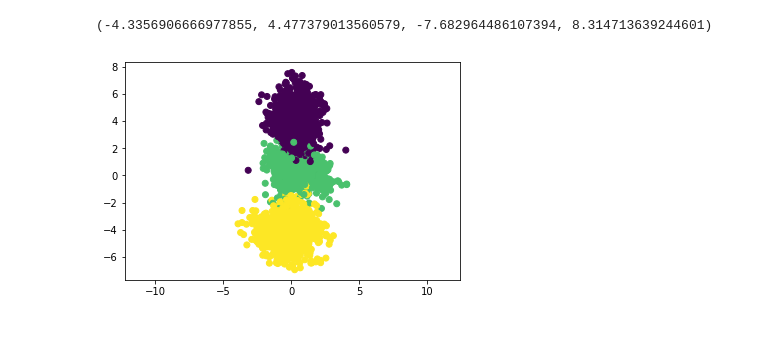
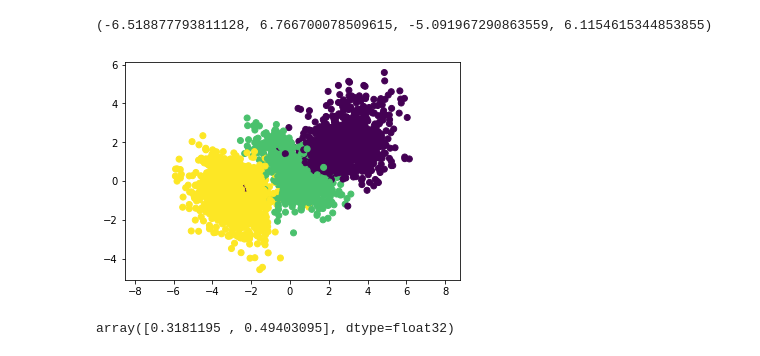
Before and after one commit to QingyuZhao/TruncatedGaussianMixtureVAE, a Jupyter notebook: mnist_vade3.ipynb, the cells around one changed output. Saved outputs shown, nothing was run; the diff lists cells and outputs as text; code cells hidden in the pictures.

Commit message:
stick-breaking construction on cat distribution with Dir prior

```diff
--- a/mnist_vade3.ipynb
+++ b/mnist_vade3.ipynb
@@ -106,10 +106,10 @@ x_test = np.reshape(x_test, [-1, original_dim])
 x_train = x_train.astype('float32') / 255
 x_test = x_test.astype('float32') / 255
 
-idx_train = (y_train == 0) |(y_train == 5) | (y_train == 7)
+idx_train = (y_train == 0) |(y_train == 5) | (y_train == 7) #| (np.random.rand(y_train.shape[0]) < 0.01)
 x_train = x_train[idx_train,:]
 y_train = y_train[idx_train]
-idx_test = (y_test == 0) |(y_test == 5) | (y_test == 7)
+idx_test = (y_test == 0) |(y_test == 5) | (y_test == 7) #| (np.random.rand(y_test.shape[0]) < 0.01)
 x_test = x_test[idx_test,:]
 y_test = y_test[idx_test]
 
@@ -127,10 +127,14 @@ inputs = Input(shape=input_shape, name='encoder_input')
 x = Dense(intermediate_dim, activation='relu', name='encoder_intermediate')(inputs)
 
 # add 3 means as additional parameters
-dummy = Input(shape=(latent_dim,), name='dummy')
-mu1 = Dense(latent_dim, name='mu1')(dummy)
-mu2 = Dense(latent_dim, name='mu2')(dummy)
-mu3 = Dense(latent_dim, name='mu3')(dummy)
+dummy = Input(shape=(1,), name='dummy')
+mu1 = Dense(latent_dim, name='mu1',use_bias=False)(dummy)
+mu2 = Dense(latent_dim, name='mu2',use_bias=False)(dummy)
+mu3 = Dense(latent_dim, name='mu3',use_bias=False)(dummy)
+
+# add 2 stick breaking parameters
+nu1 = Dense(1, name='nu1', activation='sigmoid', use_bias=False)(dummy)
+nu2 = Dense(1, name='nu2', activation='sigmoid', use_bias=False)(dummy)
 
 z_mean = Dense(latent_dim, name='z_mean')(x)
 z_log_var = Dense(latent_dim, name='z_log_var')(x)
@@ -139,7 +143,7 @@ z_log_var = Dense(latent_dim, name='z_log_var')(x)
 z = Lambda(sampling, output_shape=(latent_dim,), name='z')([z_mean, z_log_var])
 
 # instantiate encoder model
-encoder = Model([inputs,dummy], [z_mean, z_log_var, z, mu1, mu2, mu3], name='encoder')
+encoder = Model([inputs,dummy], [z_mean, z_log_var, z, mu1, mu2, mu3, nu1, nu2], name='encoder')
 encoder.summary()
 
 # build decoder model
@@ -177,8 +181,8 @@ ________________________________________________________________________________
 # %%
 models = (encoder, decoder)
 data = (x_test, y_test)
-dummy_train = np.ones((y_train.shape[0],2))
-dummy_test  = np.ones((y_test.shape[0],2))
+dummy_train = np.ones((y_train.shape[0],1))
+dummy_test  = np.ones((y_test.shape[0],1))
 
 # reconstruction loss
 reconstruction_loss = mse(inputs, outputs)
@@ -192,6 +196,12 @@ c1 = K.tf.divide(d1, d1 + d2 + d3)
 c2 = K.tf.divide(d2, d1 + d2 + d3)
 c3 = K.tf.divide(d3, d1 + d2 + d3)
 
+# recover categorical distribution stick-breaking parameters
+pi1 = nu1
+pi2 = nu2 * (1-nu1)
+pi3 = 1 - pi1 - pi2
+
+# kl-divergence between q(z|x) and p(z|c)
 kl_loss_1 = 1 + z_log_var - K.square(z_mean-mu1) - K.exp(z_log_var)
 kl_loss_1 = K.tf.multiply(K.sum(kl_loss_1, axis=-1), c1)
 kl_loss_2 = 1 + z_log_var - K.square(z_mean-mu2) - K.exp(z_log_var)
@@ -202,12 +212,16 @@ kl_loss_1 *= -0.5
 kl_loss_2 *= -0.5
 kl_loss_3 *= -0.5
 
+# kl-divergence wrt q(c|x)
+kl_cat = (K.tf.multiply(c1,K.log(c1))-K.tf.multiply(c1,K.log(pi1))+
+          K.tf.multiply(c2,K.log(c2))-K.tf.multiply(c2,K.log(pi2))+
+          K.tf.multiply(c3,K.log(c3))-K.tf.multiply(c3,K.log(pi3)))
+
+# Dir prior with alpha = 2
+dir_prior =  -K.log(pi1)-K.log(pi2)-K.log(pi3)
 # plus KL divergence wrt q(c|x)
 vae_loss = K.mean(reconstruction_loss+
-                  kl_loss_1+kl_loss_2+kl_loss_3+
-                  K.tf.multiply(c1,K.log(c1))+
-                  K.tf.multiply(c2,K.log(c2))+
-                  K.tf.multiply(c3,K.log(c3)))
+                  kl_loss_1+kl_loss_2+kl_loss_3 + dir_prior + kl_cat)
 
 vae.add_loss(vae_loss)
 vae.compile(optimizer='adam')
@@ -240,22 +254,26 @@ Epoch 20/20
 # %%
-[z_mean, z_log_var, z, mu1, mu2, mu3] = encoder.predict([x_test,dummy_test],batch_size=batch_size)
+[z_mean, z_log_var, z, mu1, mu2, mu3, nu1, nu2] = encoder.predict([x_test,dummy_test],batch_size=batch_size)
 d1 = np.exp(-np.sum(np.square(z-mu1), axis=-1)/2)
 d2 = np.exp(-np.sum(np.square(z-mu2), axis=-1)/2)
 d3 = np.exp(-np.sum(np.square(z-mu3), axis=-1)/2)
 c1 = np.divide(d1, d1 + d2 + d3)
 c2 = np.divide(d2, d1 + d2 + d3)
 c3 = np.divide(d3, d1 + d2 + d3)
 
 color = np.ones(y_test.shape[0])
 for i in range(0, y_test.shape[0]):
     if c1[i] > c2[i] and c1[i] > c3[i]:
         color[i] = 0
     if c2[i] > c1[i] and c2[i] > c3[i]:
         color[i] = 2
 
 # plot using ground truth label
 plt.scatter(z_mean[:, 0], z_mean[:, 1], c=y_test)
 plt.axis('equal')
 # %% [output]
-(-4.3356906666977855, 4.477379013560579, -7.682964486107394, 8.314713639244601)
+(-6.518877793811128, 6.766700078509615, -5.091967290863559, 6.1154615344853855)
-[figure, old version]
+[figure, new version]
+# %%
+np.unique([nu1,nu2]) # stick-breaking parameters
+# %% [output]
+array([0.3181195 , 0.49403095], dtype=float32)
```
Also changed, not shown: parts of 2 cells of this notebook, 1 other file.
